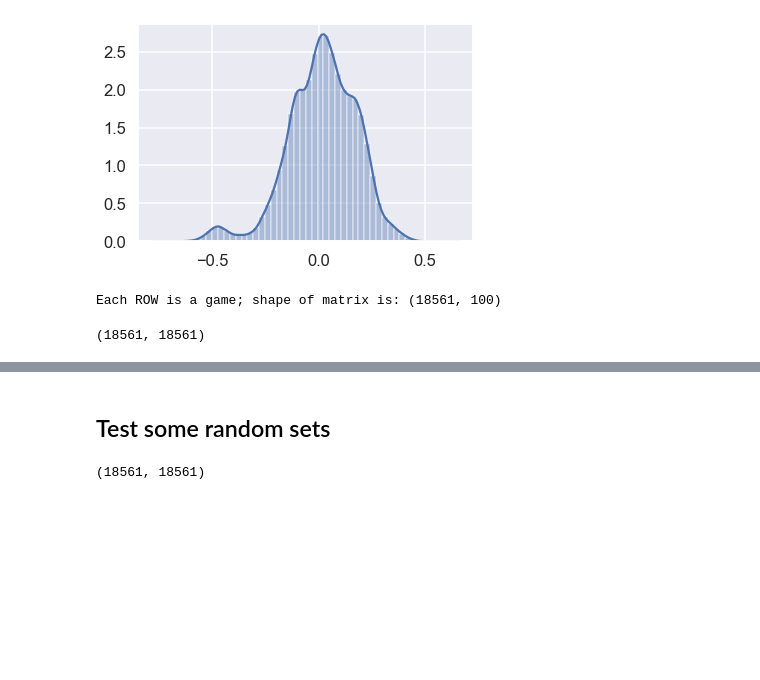
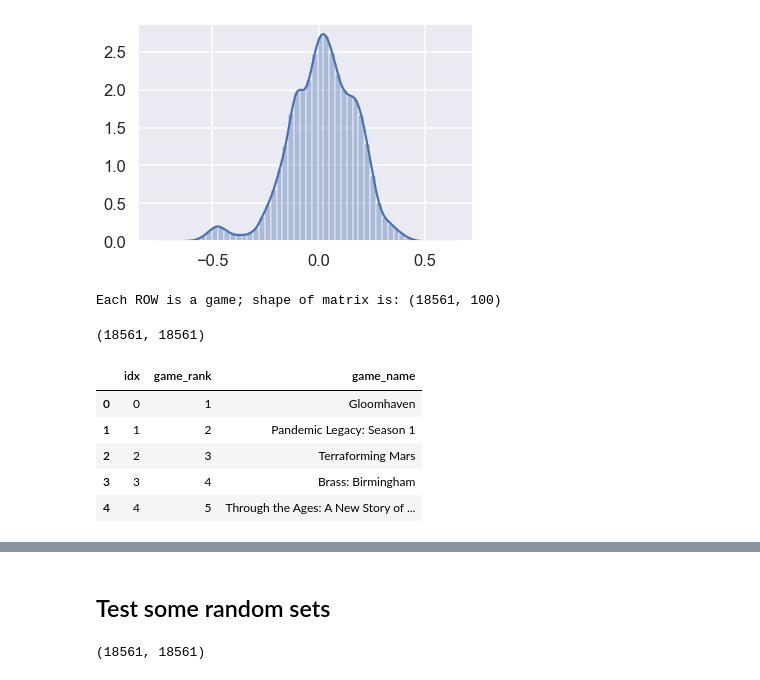
Before and after one commit to M055/insight-project, a Jupyter notebook: Boardgame_model.ipynb, the cells around one changed output, grey strips where cells are left out. Cells and saved outputs as stored; diff of their text form; code cells hidden in the pictures; blank space fills up the shorter version.

```diff
--- a/Boardgame_model.ipynb
+++ b/Boardgame_model.ipynb
@@ -168,4 +198,12 @@ allgamesimilarities_df = pd.DataFrame(allgamesimilarities,columns=list(allgamesd
 #allgamesimilarities_df.to_csv('BGG_GameSimilarityMatrix.csv')
 #allgamesimilarities_df.to_pickle('BGG_GameSimilarityMatrixP4.pkl',protocol=4)
 # %%
-finalgamelist_df = pd.DataFrame({'idx':allgamesdesc_df.index,'gamename':np.array(list(allgamesdesc_df['gamename']))})
+finalgamelist_df = pd.DataFrame({'idx':allgamesdesc_df.index,'game_rank':np.array(list(allgamesdesc_df['game_rank'])),'game_name':np.array(list(allgamesdesc_df['game_name']))})
+finalgamelist_df.head()
+# %% [output]
+|  | idx | game_rank | game_name |
+| 0 | 0 | 1 | Gloomhaven |
+| 1 | 1 | 2 | Pandemic Legacy: Season 1 |
+| 2 | 2 | 3 | Terraforming Mars |
+| 3 | 3 | 4 | Brass: Birmingham |
+| 4 | 4 | 5 | Through the Ages: A New Story of ... |
```
Also changed, not shown: parts of 14 cells of this notebook, 11 other files.
